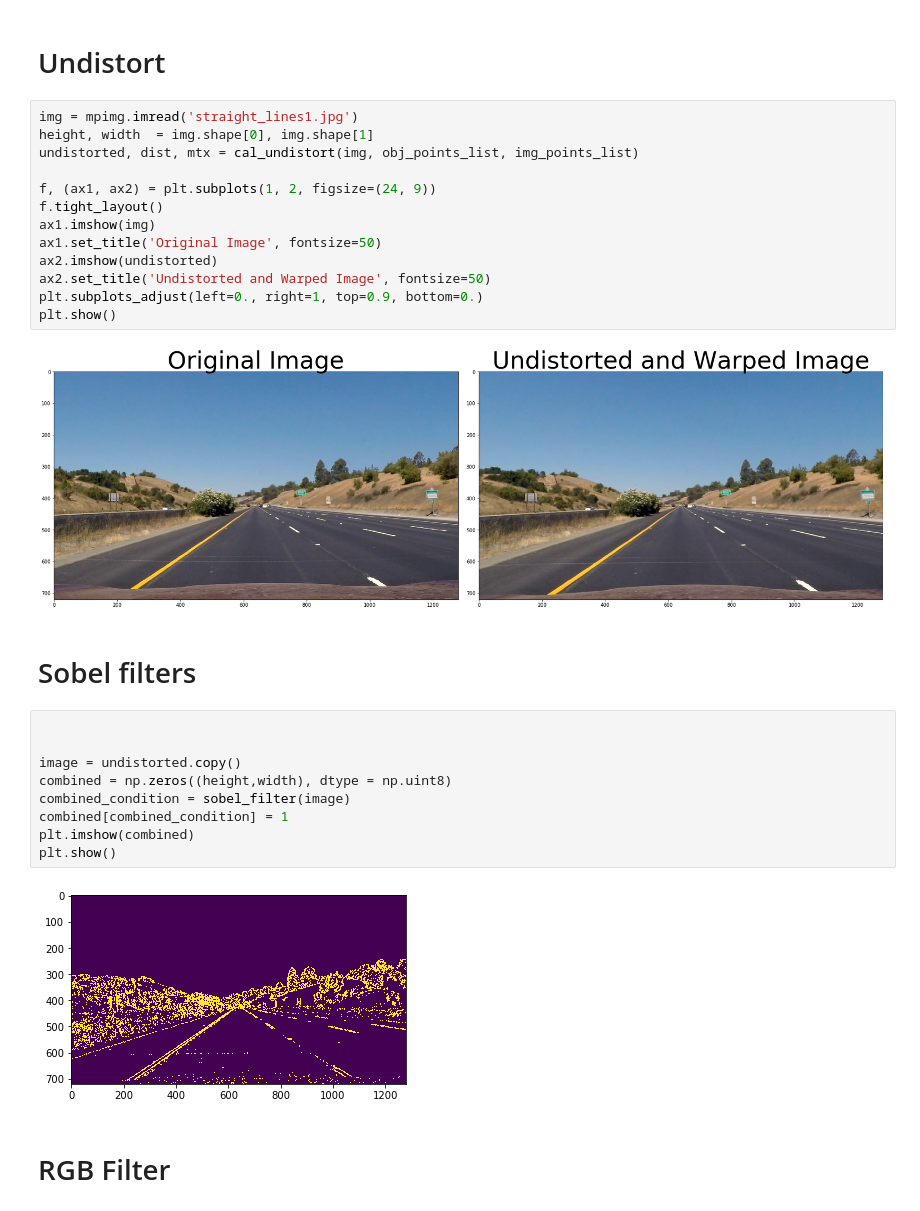
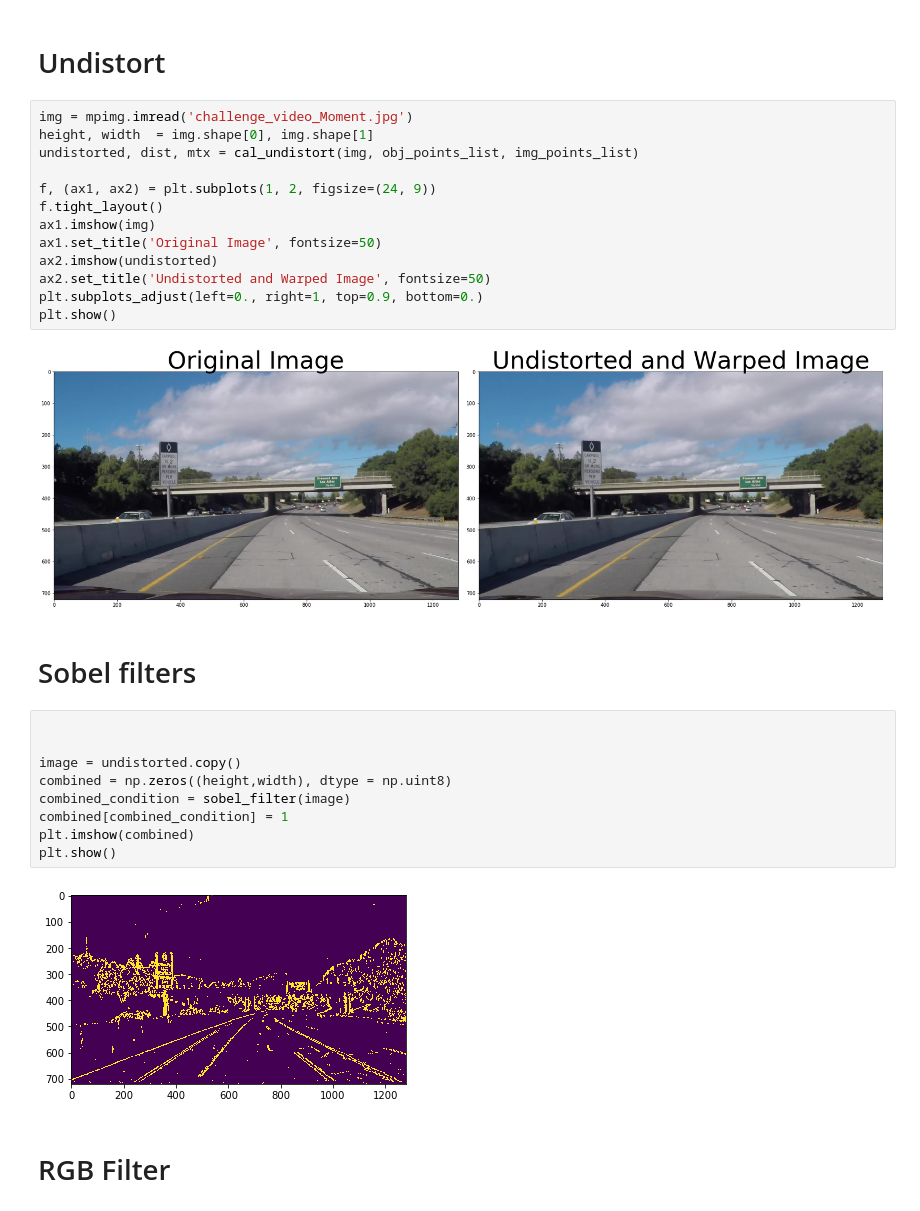
Before and after one commit to kirilcvetkov92/Advanced-Lane-Detection, a Jupyter notebook: Notebook.ipynb, the cells around one changed output. Cells and saved outputs as stored; diff of their text form.

```diff
--- a/Notebook.ipynb
+++ b/Notebook.ipynb
@@ -24,20 +24,20 @@ for fname in fnames :
 # %% [markdown]
 # Undistort
 # %%
-img = mpimg.imread('straight_lines1.jpg')
+img = mpimg.imread('challenge_video_Moment.jpg')
 height, width  = img.shape[0], img.shape[1]
 undistorted, dist, mtx = cal_undistort(img, obj_points_list, img_points_list)
 
 f, (ax1, ax2) = plt.subplots(1, 2, figsize=(24, 9))
 f.tight_layout()
 ax1.imshow(img)
 ax1.set_title('Original Image', fontsize=50)
 ax2.imshow(undistorted)
 ax2.set_title('Undistorted and Warped Image', fontsize=50)
 plt.subplots_adjust(left=0., right=1, top=0.9, bottom=0.)
 plt.show()
 # %% [output]
-[figure, old version]
+[figure, new version]
 # %% [markdown]
 # Sobel filters
 # %%
@@ -50,7 +50,7 @@ combined[combined_condition] = 1
 plt.imshow(combined)
 plt.show()
 # %% [output]
-[figure, old version]
+[figure, new version]
 # %% [markdown]
 # RGB Filter
 # %%
```
Also changed, not shown: parts of 16 cells of this notebook, 1 other file.
